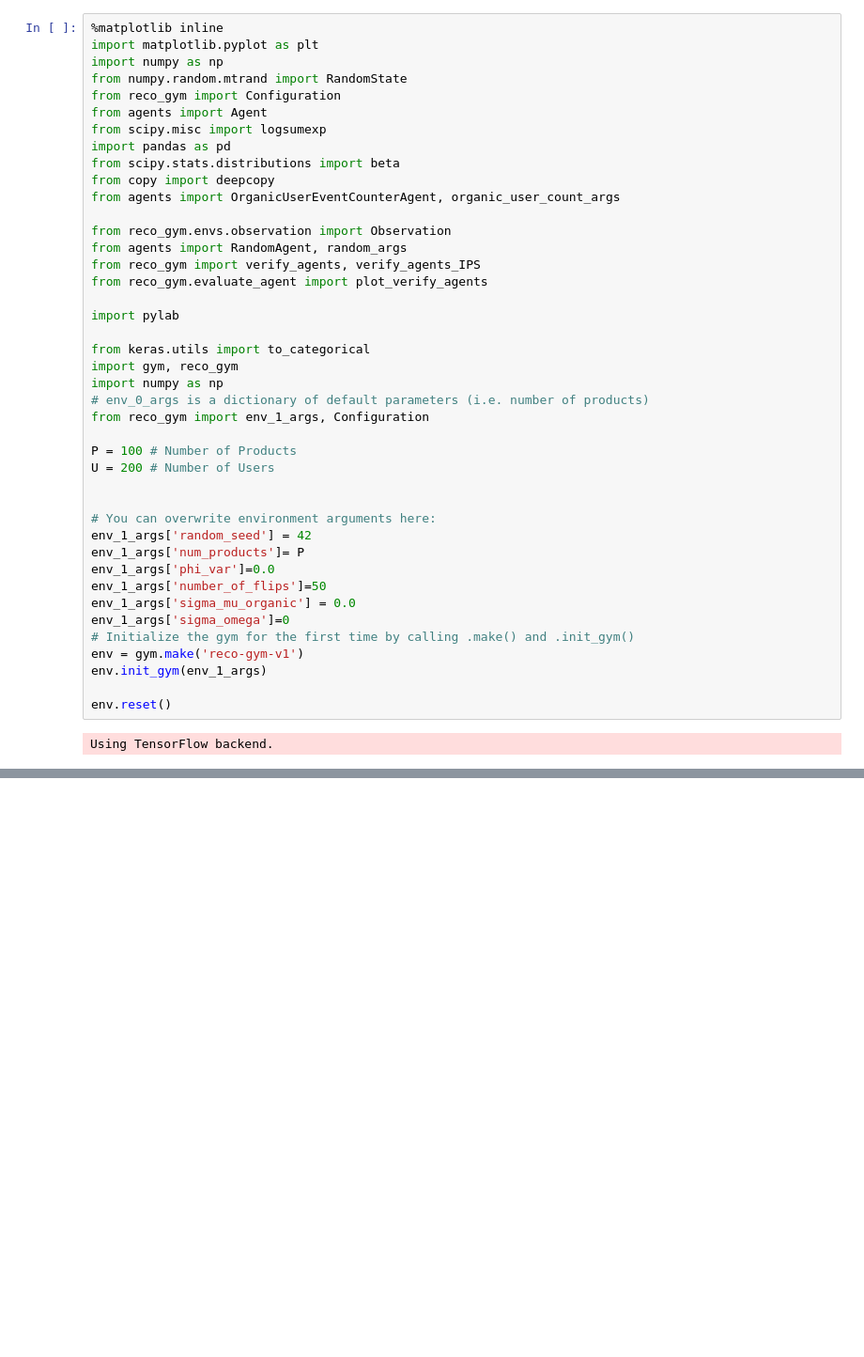
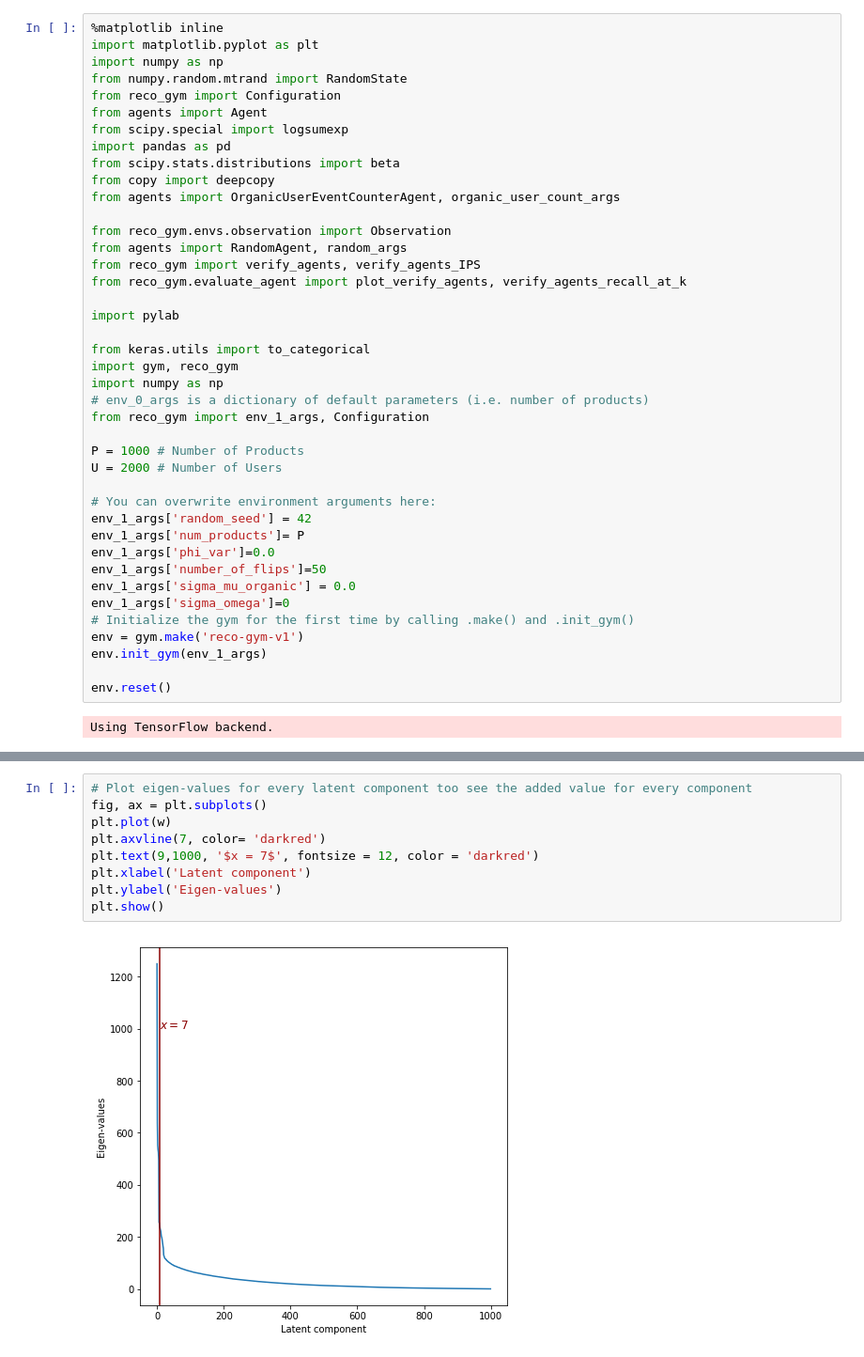
Before and after one commit to criteo-research/reco-gym, a Jupyter notebook: Bandit Feedback - evaluate organic model with bandit signal.ipynb, the cells around one changed output, grey strips where cells are left out. Shown at 94% size. Drawn from its saved outputs; the diff is of its cells as text; blank space fills up the shorter version.

```diff
--- a/Bandit Feedback - evaluate organic model with bandit signal.ipynb
+++ b/Bandit Feedback - evaluate organic model with bandit signal.ipynb
@@ -27,7 +30,7 @@ import numpy as np
 from numpy.random.mtrand import RandomState
 from reco_gym import Configuration
 from agents import Agent
-from scipy.misc import logsumexp
+from scipy.special import logsumexp
 import pandas as pd
 from scipy.stats.distributions import beta
 from copy import deepcopy
@@ -36,7 +39,7 @@ from agents import OrganicUserEventCounterAgent, organic_user_count_args
 from reco_gym.envs.observation import Observation
 from agents import RandomAgent, random_args
 from reco_gym import verify_agents, verify_agents_IPS
-from reco_gym.evaluate_agent import plot_verify_agents
+from reco_gym.evaluate_agent import plot_verify_agents, verify_agents_recall_at_k
 
 import pylab
 
@@ -46,9 +49,8 @@ import numpy as np
 # env_0_args is a dictionary of default parameters (i.e. number of products)
 from reco_gym import env_1_args, Configuration
 
-P = 100 # Number of Products
-U = 200 # Number of Users
-
+P = 1000 # Number of Products
+U = 2000 # Number of Users
 
 # You can overwrite environment arguments here:
 env_1_args['random_seed'] = 42
@@ -365,0 +158,11 @@ plt.show()
+# %%
+# Plot eigen-values for every latent component too see the added value for every component
+fig, ax = plt.subplots()
+plt.plot(w)
+plt.axvline(7, color= 'darkred')
+plt.text(9,1000, '$x = 7$', fontsize = 12, color = 'darkred')
+plt.xlabel('Latent component')
+plt.ylabel('Eigen-values')
+plt.show()
+# %% [output]
+[figure, added]
```
Also changed, not shown: parts of 75 cells of this notebook, 1 other file.
